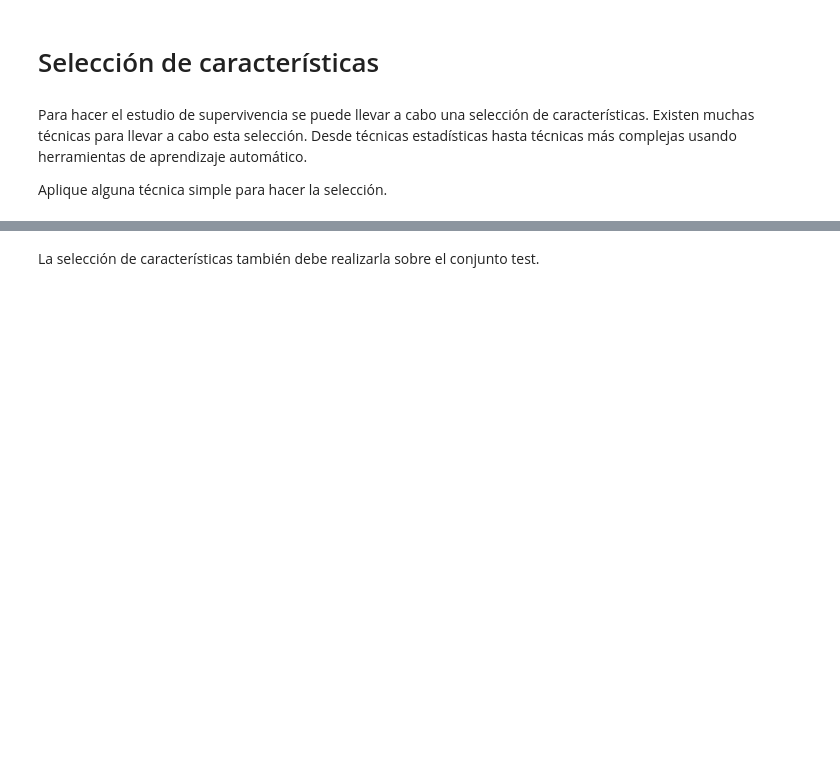
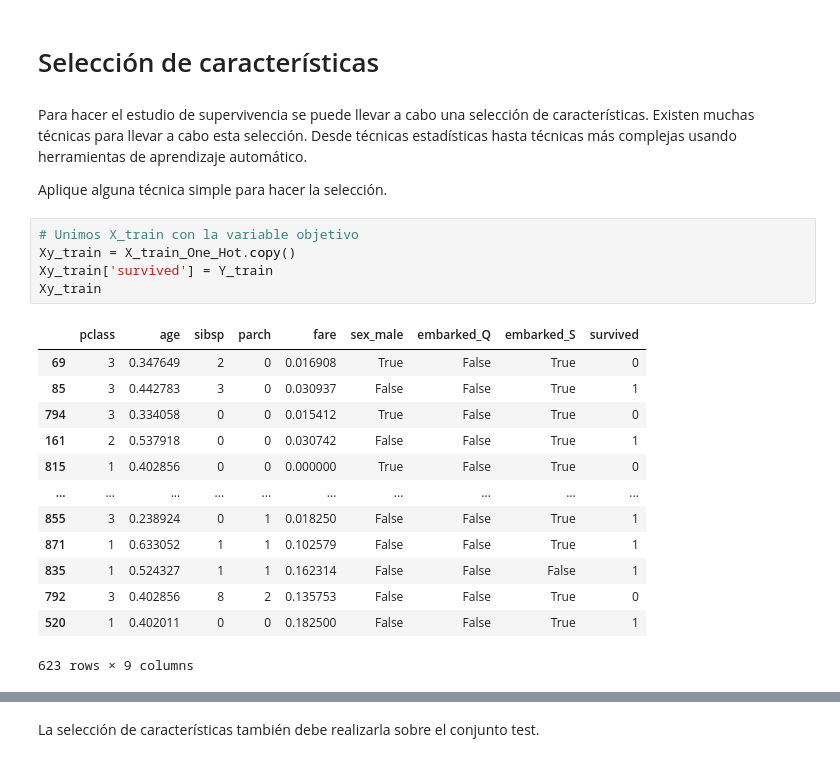
Before and after one commit to duvan1026/Titanic_Big_Data, a Jupyter notebook: ABD_CastroBautistaDuvanDario.ipynb, the cells around one changed output, grey strips where cells are left out. Drawn from its saved outputs; the diff is of its cells as text; blank space fills up the shorter version.

```diff
--- a/ABD_CastroBautistaDuvanDario.ipynb
+++ b/ABD_CastroBautistaDuvanDario.ipynb
@@ -1753,3 +1753,22 @@ X_test_final_Encoder
 Para hacer el estudio de supervivencia se puede llevar a cabo una selección de características. Existen muchas técnicas para llevar a cabo esta selección. Desde técnicas estadísticas hasta técnicas más complejas usando herramientas de aprendizaje automático.
 
 Aplique alguna técnica simple para hacer la selección.
+# %%
+# Unimos X_train con la variable objetivo
+Xy_train = X_train_One_Hot.copy()
+Xy_train['survived'] = Y_train
+Xy_train
+# %% [output]
+|  | pclass | age | sibsp | parch | fare | sex_male | embarked_Q | embarked_S | survived |
+| 69 | 3 | 0.347649 | 2 | 0 | 0.016908 | True | False | True | 0 |
+| 85 | 3 | 0.442783 | 3 | 0 | 0.030937 | False | False | True | 1 |
+| 794 | 3 | 0.334058 | 0 | 0 | 0.015412 | True | False | True | 0 |
+| 161 | 2 | 0.537918 | 0 | 0 | 0.030742 | False | False | True | 1 |
+| 815 | 1 | 0.402856 | 0 | 0 | 0.000000 | True | False | True | 0 |
+| ... | ... | ... | ... | ... | ... | ... | ... | ... | ... |
+| 855 | 3 | 0.238924 | 0 | 1 | 0.018250 | False | False | True | 1 |
+| 871 | 1 | 0.633052 | 1 | 1 | 0.102579 | False | False | True | 1 |
+| 835 | 1 | 0.524327 | 1 | 1 | 0.162314 | False | False | False | 1 |
+| 792 | 3 | 0.402856 | 8 | 2 | 0.135753 | False | False | True | 0 |
+| 520 | 1 | 0.402011 | 0 | 0 | 0.182500 | False | False | True | 1 |
+623 rows × 9 columns
```
Also changed, not shown: parts of 9 cells of this notebook.
